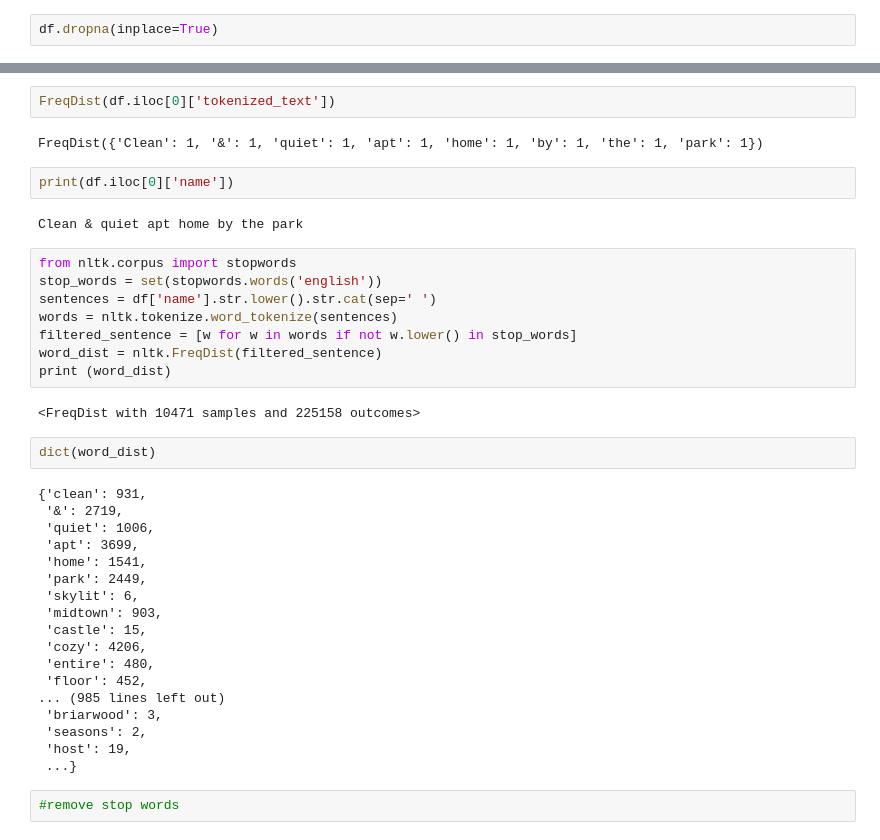
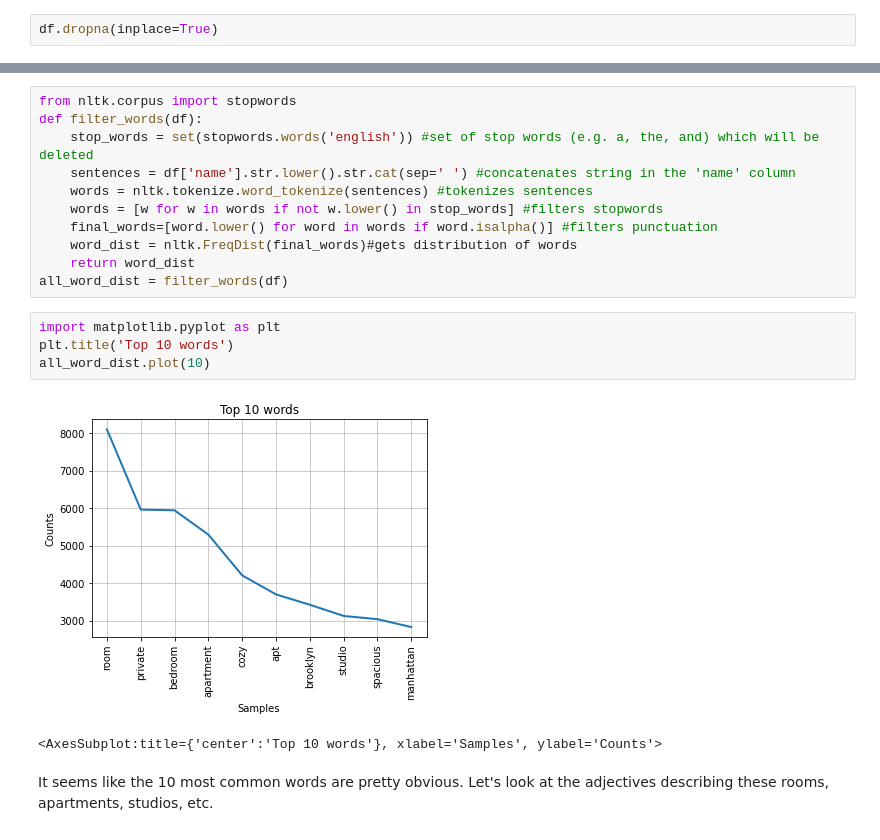
Before and after one commit to kevoinno/data-science-projects, a Jupyter notebook: california-housing/airbnb-eda.ipynb, the cells around one changed output, grey strips where cells are left out. Saved outputs shown, nothing was run; the diff lists cells and outputs as text.

```diff
--- a/california-housing/airbnb-eda.ipynb
+++ b/california-housing/airbnb-eda.ipynb
@@ -139,40 +96,20 @@ df[df['name'].str.lower() == 'home away from home']
-# %%
-FreqDist(df.iloc[0]['tokenized_text'])
-# %% [output]
-FreqDist({'Clean': 1, '&': 1, 'quiet': 1, 'apt': 1, 'home': 1, 'by': 1, 'the': 1, 'park': 1})
-# %%
-print(df.iloc[0]['name'])
-# %% [output]
-Clean & quiet apt home by the park
 # %%
 from nltk.corpus import stopwords
-stop_words = set(stopwords.words('english'))
-sentences = df['name'].str.lower().str.cat(sep=' ')
-words = nltk.tokenize.word_tokenize(sentences)
-filtered_sentence = [w for w in words if not w.lower() in stop_words]
-word_dist = nltk.FreqDist(filtered_sentence)
-print (word_dist)
+def filter_words(df):
+    stop_words = set(stopwords.words('english')) #set of stop words (e.g. a, the, and) which will be deleted
+    sentences = df['name'].str.lower().str.cat(sep=' ') #concatenates string in the 'name' column
+    words = nltk.tokenize.word_tokenize(sentences) #tokenizes sentences
+    words = [w for w in words if not w.lower() in stop_words] #filters stopwords
+    final_words=[word.lower() for word in words if word.isalpha()] #filters punctuation
+    word_dist = nltk.FreqDist(final_words)#gets distribution of words
+    return word_dist
+all_word_dist = filter_words(df)
-# %% [output]
-<FreqDist with 10471 samples and 225158 outcomes>
-# %%
-dict(word_dist)
-# %% [output]
-{'clean': 931,
- '&': 2719,
- 'quiet': 1006,
- 'apt': 3699,
- 'home': 1541,
- 'park': 2449,
- 'skylit': 6,
- 'midtown': 903,
- 'castle': 15,
- 'cozy': 4206,
- 'entire': 480,
- 'floor': 452,
-... (985 lines left out)
- 'briarwood': 3,
- 'seasons': 2,
- 'host': 19,
- ...}
-# %%
-#remove stop words
+# %%
+import matplotlib.pyplot as plt
+plt.title('Top 10 words')
+all_word_dist.plot(10)
+# %% [output]
+[figure, added]
+<AxesSubplot:title={'center':'Top 10 words'}, xlabel='Samples', ylabel='Counts'>
+# %% [markdown]
+It seems like the 10 most common words are pretty obvious. Let's look at the adjectives describing these rooms, apartments, studios, etc.
```
Also changed, not shown: parts of 22 cells of this notebook.
